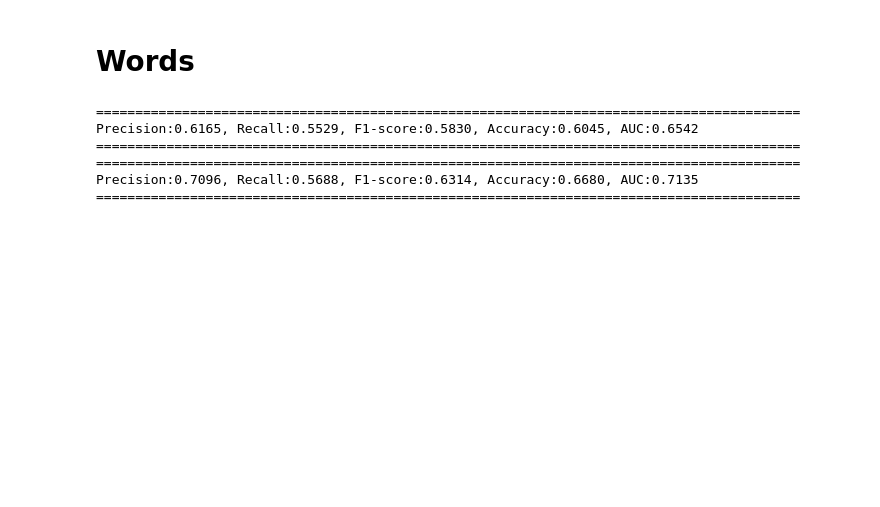
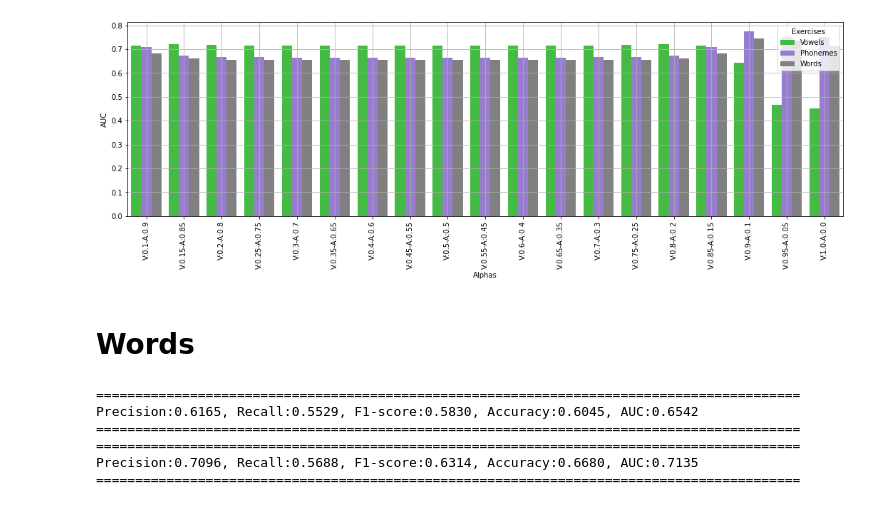
Before and after one commit to jdvalera19/Parkinson-Multimodal-Cross-Attention, a Jupyter notebook: View_result.ipynb, the cells around one changed output. Saved outputs shown, nothing was run; the diff lists cells and outputs as text; code cells hidden in the pictures; blank space fills up the shorter version.

```diff
--- a/View_result.ipynb
+++ b/View_result.ipynb
@@ -1,3 +1,9 @@
 # %%
 import os
 from Utils.visualization import *
+# %%
+audio_path = 'Results/Note:AUDIO:LOO_data_v2-Lr:1e-05-Epoch:10-Exercise:Words-duration_size:False.csv'
+video_path = 'Results/Note:VIDEO:LOO_data_v2_load_frames_v2-Lr:0.001-Epoch:20-Exercise:Words-duration_size:False.csv'
+
+data_words = audio_visual_evaluation(audio_path,
+                                     video_path)
@@ -3,0 +30,6 @@ from Utils.visualization import *
+# %%
+audio_path = 'Results/Note:AUDIO:LOO_data_v2-Lr:1e-05-Epoch:10-Exercise:Phonemes-duration_size:False.csv'
+video_path = 'Results/Note:VIDEO:LOO_data_v2_load_frames_v2-Lr:0.001-Epoch:10-Exercise:Phonemes-duration_size:False.csv'
+
+data_phonemes = audio_visual_evaluation(audio_path,
+                                        video_path)
@@ -3,0 +56,6 @@ from Utils.visualization import *
+# %%
+audio_path = 'Results/Note:AUDIO:LOO_data_v2-Lr:7e-05-Epoch:7-Exercise:Vowels-duration_size:False.csv'
+video_path = 'Results/Note:VIDEO:LOO_data_v2_load_frames_v2-Lr:0.001-Epoch:10-Exercise:Vowels-duration_size:False.csv'
+
+data_vowels = audio_visual_evaluation(audio_path,
+                                      video_path)
@@ -4,3 +82,19 @@ from Utils.visualization import *
+# %%
+data_plot = {'AUC': [], 'Alphas':[], 'Exercises':[]}
+
+for dic in [data_vowels, data_phonemes, data_words]:
+
+    data_plot['AUC']   += dic['AUC']
+    data_plot['Alphas'] += dic['Alphas']
+
+data_plot['Exercises'] += ['Vowels' for idx in range(len(data_vowels['AUC']))]
+data_plot['Exercises'] += ['Phonemes' for idx in range(len(data_phonemes['AUC']))]
+data_plot['Exercises'] += ['Words' for idx in range(len(data_words['AUC']))]
+
+
+plot_alpha(pd.DataFrame(data_plot), 'alpha_plot')
+# %% [output]
+[figure, added]
 # %% [markdown]
 # Words
 # %%
```
Also changed, not shown: parts of 11 cells of this notebook, 2 other files.
